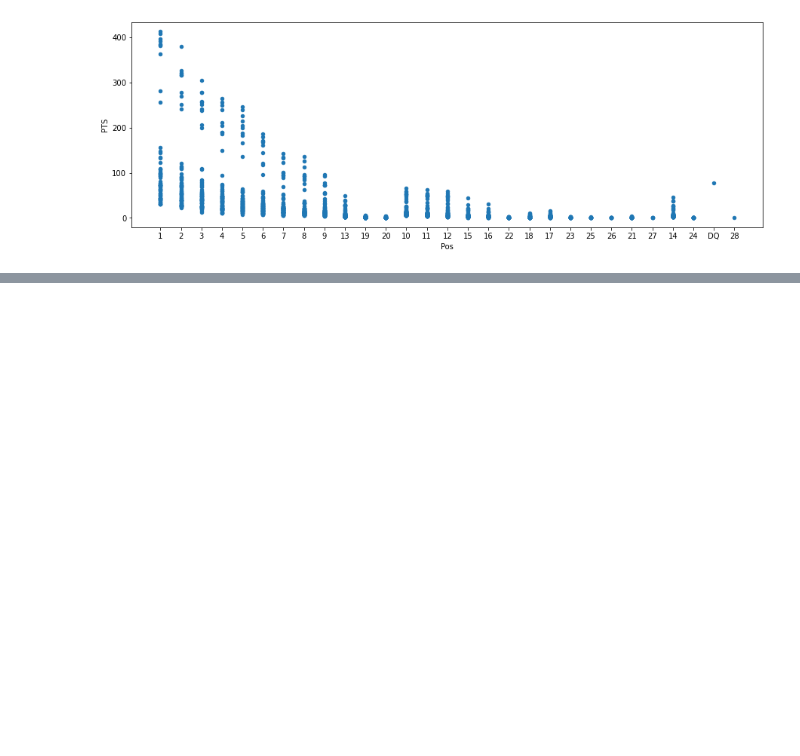
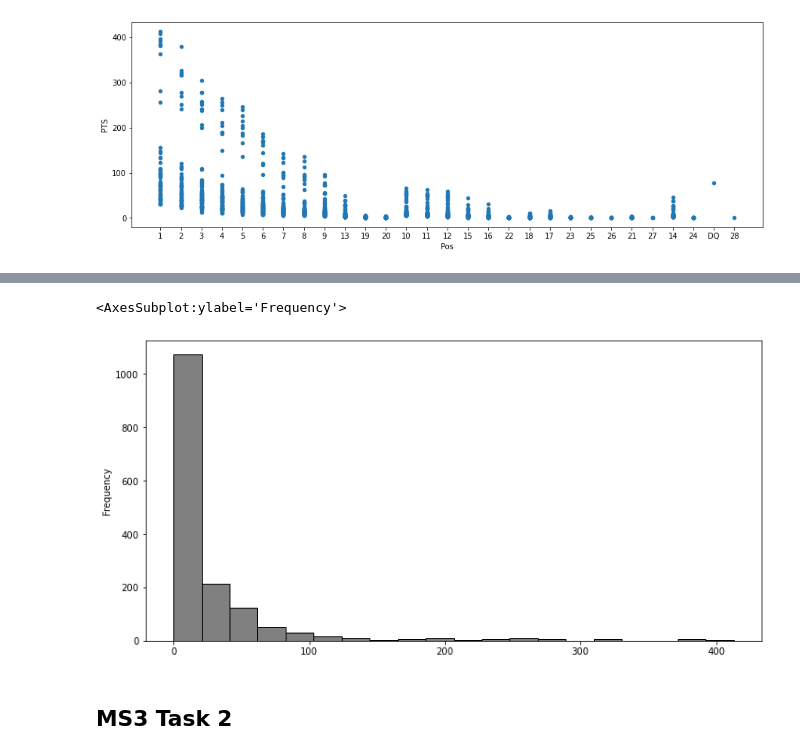
Before and after one commit to data301-2021-winter1/project-group12, a Jupyter notebook: notebooks/EvanS.ipynb, the cells around one changed output, grey strips where cells are left out. Cells and saved outputs as stored; diff of their text form; code cells hidden in the pictures; blank space fills up the shorter version.

Commit message:
final finishing touches to task3

```diff
--- a/notebooks/EvanS.ipynb
+++ b/notebooks/EvanS.ipynb
@@ -59,0 +65,7 @@ f1data.plot(kind='scatter', x='Pos', y='PTS',figsize=(15,5))
+# %%
+f1data['PTS'].plot(kind='hist', bins=20, figsize=(12,6), facecolor='grey',edgecolor='black')
+# %% [output]
+<AxesSubplot:ylabel='Frequency'>
+[figure, added]
+# %% [markdown]
+## MS3 Task 2
```
Also changed, not shown: parts of 13 cells of this notebook, 1 other file.
